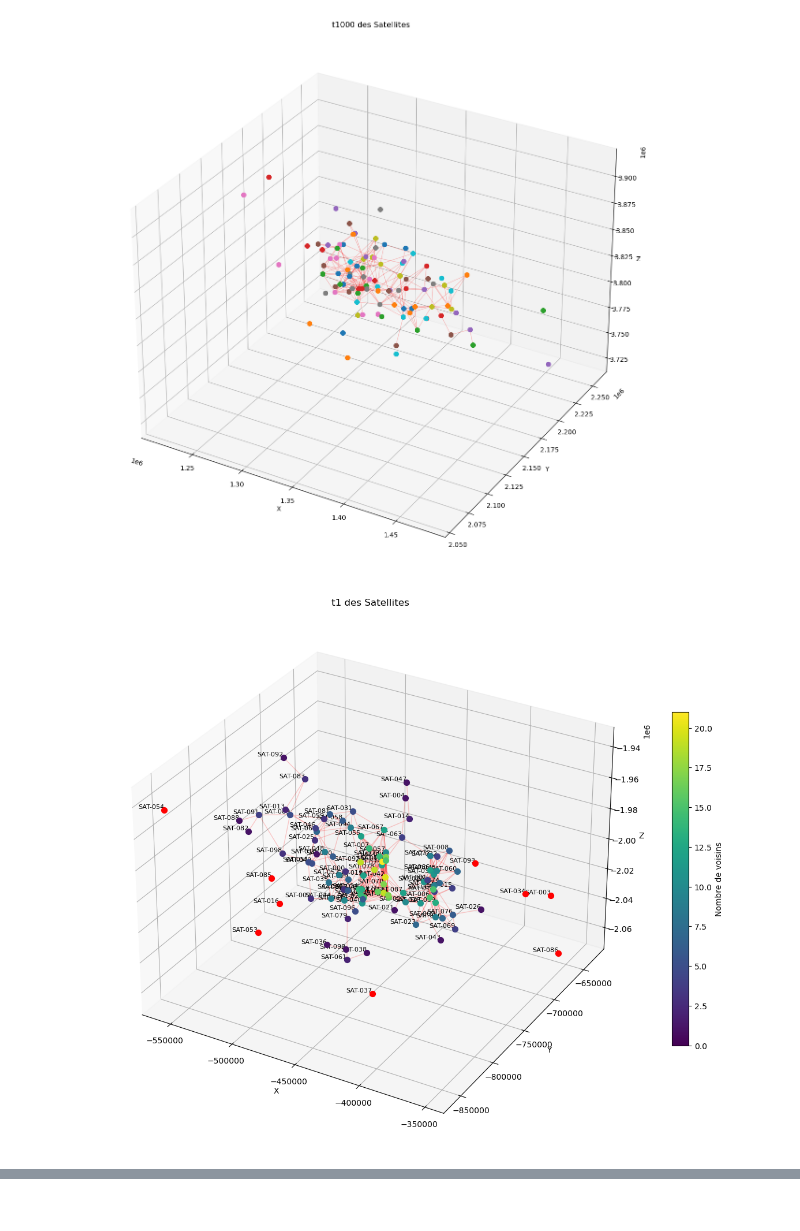
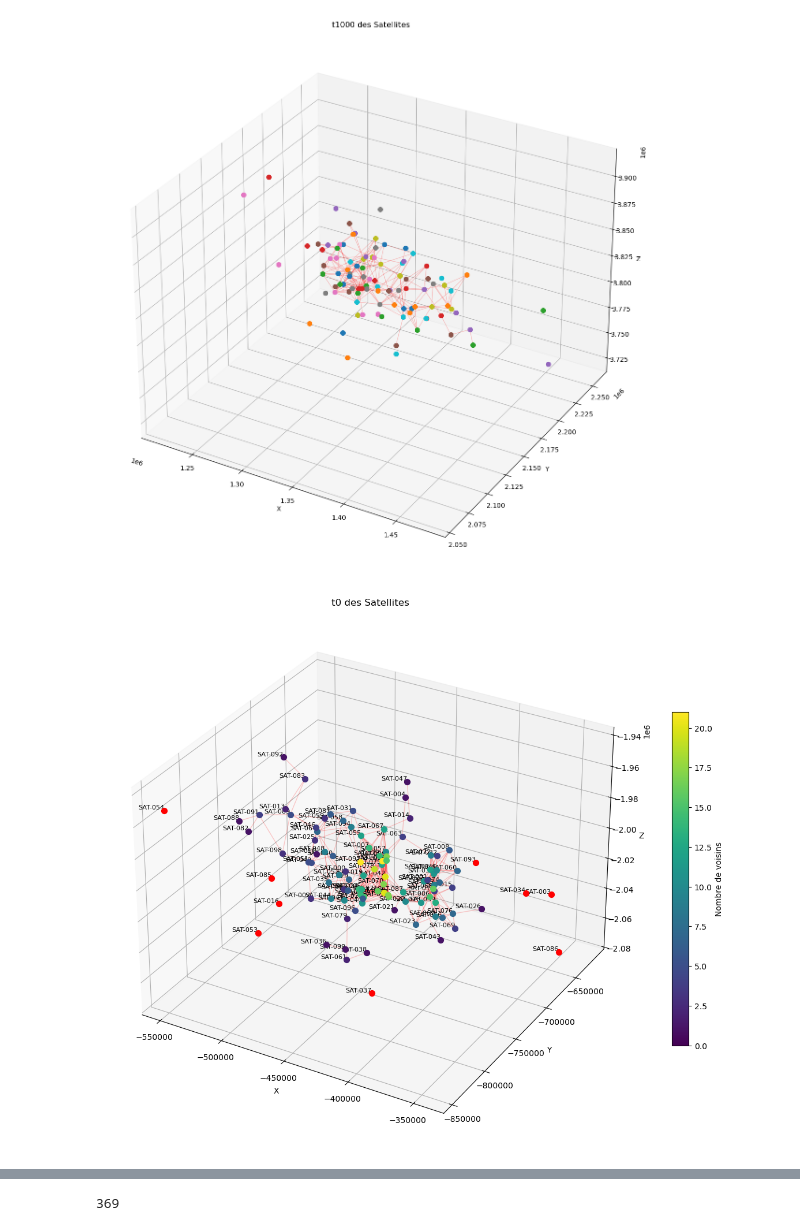
Before and after one commit to Darcolosse/McdaSat, a Jupyter notebook: simulaton.ipynb, the cells around one changed output, grey strips where cells are left out. Cells and saved outputs as stored; diff of their text form; code cells hidden in the pictures.

```diff
--- a/simulaton.ipynb
+++ b/simulaton.ipynb
@@ -246,9 +246,9 @@ show_instant_nodes_edges(satellites, 1000)
 # %% [output]
 [figure]
 # %%
-show_instant_nodes_neighbor(satellites=satellites, instant=1, label=True)
+show_instant_nodes_neighbor(satellites=satellites, instant=0, label=True)
 # %% [output]
-[figure, old version]
+[figure, new version]
 # %%
 from NetworkSimulation import NetworkSimulation, PDU, FloodingRouter
 
@@ -297,3 +297,15 @@ PDU #3
   From : SAT-000
   To   : SAT-297
   Path : SAT-000 -> SAT-006 -> SAT-297
+# %%
+def count_unique_edges(sats, i):
+    edge_set = set()
+    for sat in sats:
+        for neighbor in sat.list_coordinates[i].neighbors:
+            lower, upper = (sat.name, neighbor.name) if sat.name < neighbor.name else (neighbor.name, sat.name)
+            edge_set.add(f"{lower}-{upper}")
+    return len(edge_set)
+ue = count_unique_edges(satellites, 0)
+ue
+# %% [output]
+369
```
Also changed, not shown: parts of 11 cells of this notebook.
